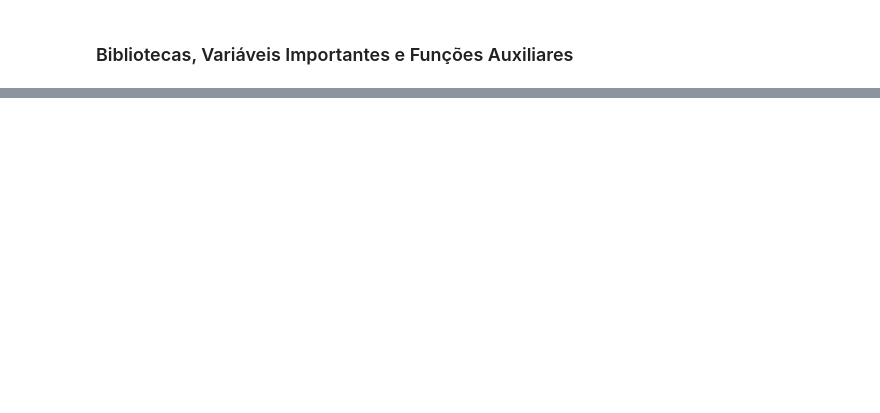
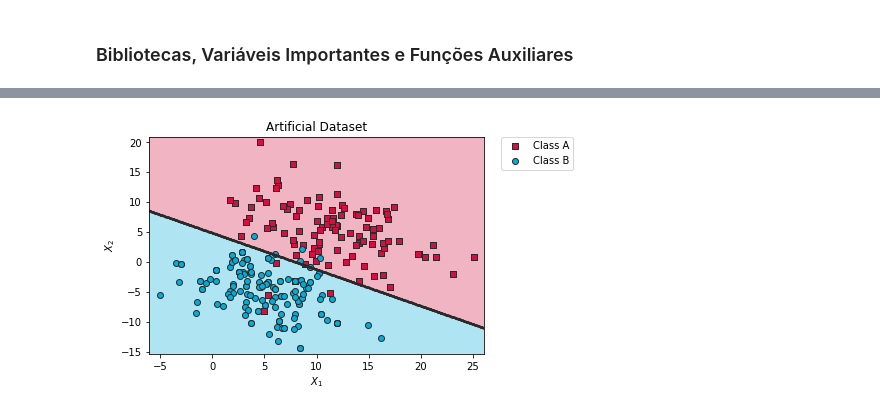
Before and after one commit to TioMinho/NeuralNetworks_SECOMP2k18, a Jupyter notebook: finished_notebooks/02_Singlelayer_Perceptron.ipynb, the cells around one changed output, grey strips where cells are left out. Cells and saved outputs as stored; diff of their text form; code cells hidden in the pictures; blank space fills up the shorter version.

```diff
--- a/finished_notebooks/02_Singlelayer_Perceptron.ipynb
+++ b/finished_notebooks/02_Singlelayer_Perceptron.ipynb
@@ -306,0 +212,25 @@ plt.show()
+# %%
+# Definição da Função de Cálculo de Acurácia
+def accuracyFunction(X, y, w):
+    Y_pred = slp_predict(X, w, False)
+    return 100 * (1 - (1 / np.size(y)) * np.sum((Y_pred - y) ** 2))
+
+# Teste da Acurácia
+w = np.array([[4.5, 3, -2.5]])
+X = np.array([[-2.7,  4.1],
+              [   1,  3.1],
+              [ 2.3,  4.0],
+              [   1,  4.3],
+              [ 1.2,  2.3],
+              [  -1,    0],
+              [   2,    2],
+              [   1,  3.8],
+              [ 0.5, -0.3],
+              [   0, -2.4]])
+
+Y_real = np.array([0, 0, 1, 1, 1, 1, 0, 1, 1, 0])
+Y_pred = slp_predict(X, w, False)
+
+print("Real:\t\t", Y_real)
+print("Predicted:\t", Y_pred)
+print("Model Accuracy: {0:.2f}%".format(accuracyFunction(X, Y_real, w)))
@@ -306,0 +384,18 @@ plt.show()
+# %%
+## VISUALIZAÇÃO DA CLASSIFICAÇÃO ##
+plt.figure()
+
+plt.title("Artificial Dataset"); plt.xlabel("$X_1$"); plt.ylabel("$X_2$")
+
+plotContour(X_train, slp_predict, w)
+
+a_class = np.where(y_train == 1)
+b_class = np.where(y_train == 0)
+
+plt.scatter(X_train[a_class,0], X_train[a_class,1], marker="s", color=colorpad[0], edgecolor="#2A2A2A", label="Class A")
+plt.scatter(X_train[b_class,0], X_train[b_class,1], marker="o", color=colorpad[1], edgecolor="#2A2A2A", label="Class B")
+
+plt.legend(bbox_to_anchor=(1.05, 1), loc=2, borderaxespad=0.)
+plt.show()
+# %% [output]
+[figure, added]
```
Also changed, not shown: parts of 40 cells of this notebook, 3 other files.
